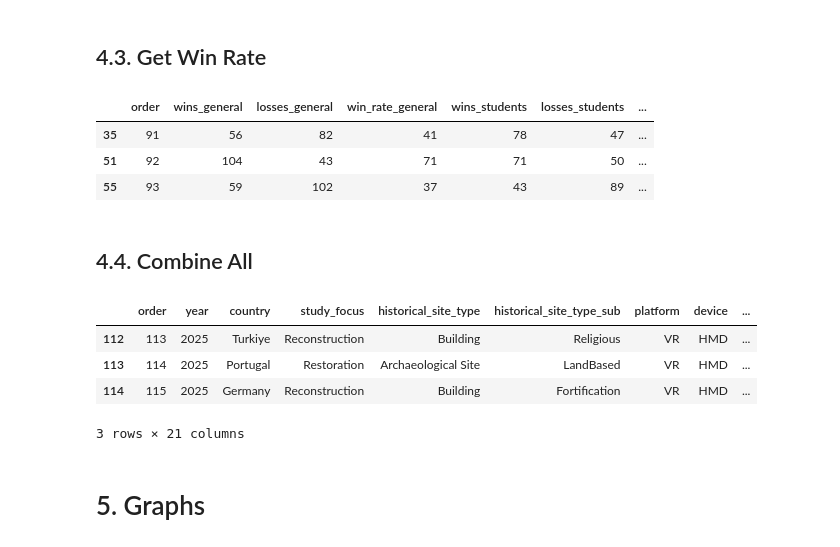
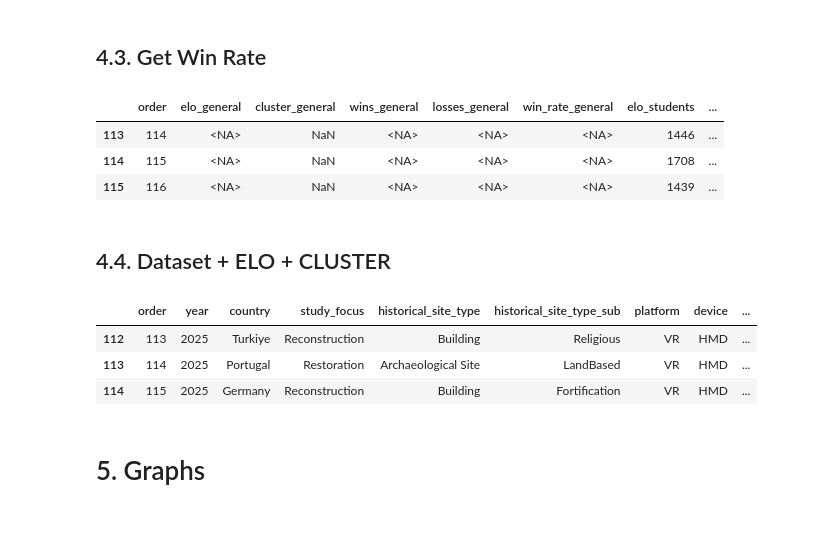
Before and after one commit to KeremDUZENLI/python-sklearn-machine-learning, a Jupyter notebook: main_dataset.ipynb, the cells around one changed output. Saved outputs shown, nothing was run; the diff lists cells and outputs as text; code cells hidden in the pictures.

Commit message:
build: man_dataset.ipynb is advanced

```diff
--- a/main_dataset.ipynb
+++ b/main_dataset.ipynb
@@ -70,20 +69,3 @@ display(df_demo.tail(3))
 | 108 | 18-24 | male | development | rarely | 100 | students |
 # %% [markdown]
 ## 4.2. Get ELO
-# %%
-def get_elo_comparison():
-    query = "SELECT image, elo FROM ratings"
-
-    df_old = pd.read_sql(query, engine_old)
-    df_new = pd.read_sql(query, engine_new)
-
-    df = pd.merge(df_old, df_new, on='image', suffixes=('_general', '_students'))
-    df['order'] = df['image'].str.replace(r'\D+', '', regex=True).astype(int)
-    df = df[['order', 'elo_general', 'elo_students']]
-
-    return df.sort_values('order')
-
-
-df_elo = get_elo_comparison()
-df_elo.to_csv("exports/csv/elo_comparison.csv", index=False)
-display(df_elo.tail(3))
@@ -97,63 +130,65 @@ display(df_elo.tail(3))
 # %%
 def get_win_rates():
     query = """
         WITH Wins AS (SELECT image_winner AS image, COUNT(*) AS wins FROM votes GROUP BY image_winner),
              Losses AS (SELECT image_loser AS image, COUNT(*) AS losses FROM votes GROUP BY image_loser)
         SELECT
             COALESCE(w.image, l.image) AS image,
             COALESCE(w.wins, 0) AS wins,
             COALESCE(l.losses, 0) AS losses,
             ROUND((COALESCE(w.wins, 0)::numeric / (COALESCE(w.wins, 0) + COALESCE(l.losses, 0))) * 100, 2)::integer AS win_rate
         FROM Wins w
         FULL OUTER JOIN Losses l ON w.image = l.image
     """
 
     df_old = pd.read_sql(query, engine_old)
     df_new = pd.read_sql(query, engine_new)
 
+    df = pd.merge(df_old, df_new, on='image', how='right', suffixes=('_general', '_students'))
+    df['order'] = df['image'].str.replace(r'\D+', '', regex=True).astype(int)
 
-    df = pd.merge(df_old, df_new, on='image', suffixes=('_general', '_students'))
-    df['order'] = df['image'].str.replace(r'\D+', '', regex=True).astype(int)
     df = df[['order', 'wins_general', 'losses_general', 'win_rate_general', 'wins_students', 'losses_students', 'win_rate_students']]
 
-    return df.sort_values('order')
+    cols_to_fix = ['wins_general', 'losses_general', 'win_rate_general']
+    df[cols_to_fix] = df[cols_to_fix].astype('Int64')
+
+    return df.sort_values('order').reset_index(drop=True)
 
 
 df_wins = get_win_rates()
-df_wins.to_csv("exports/csv/rates_win.csv", index=False)
-display(df_wins.tail(3))
+df_rates = pd.merge(df_elo, df_wins, on='order', how='inner')
+df_rates = df_rates[[
+    'order',
+    'elo_general', 'cluster_general', 'wins_general', 'losses_general', 'win_rate_general',
+    'elo_students', 'cluster_students', 'wins_students', 'losses_students', 'win_rate_students'
+]]
+
+df_rates.to_csv("exports/dataset_csv/elo+cluster+rates.csv", index=False)
+display(df_rates.tail(3))
 # %% [output]
-|  | order | wins_general | losses_general | win_rate_general | wins_students | losses_students | ... |
-| 35 | 91 | 56 | 82 | 41 | 78 | 47 | ... |
-| 51 | 92 | 104 | 43 | 71 | 71 | 50 | ... |
-| 55 | 93 | 59 | 102 | 37 | 43 | 89 | ... |
+|  | order | elo_general | cluster_general | wins_general | losses_general | win_rate_general | elo_students | ... |
+| 113 | 114 | <NA> | NaN | <NA> | <NA> | <NA> | 1446 | ... |
+| 114 | 115 | <NA> | NaN | <NA> | <NA> | <NA> | 1708 | ... |
+| 115 | 116 | <NA> | NaN | <NA> | <NA> | <NA> | 1439 | ... |
 # %% [markdown]
-## 4.4. Combine All
+## 4.4. Dataset + ELO + CLUSTER
 # %%
-def create_master_dataset():
-    df_features = pd.read_csv('data/dataset_new.csv')
-    df_features['order'] = df_features['order'].astype(int)
-
-    df_elo = pd.read_csv('exports/csv/elo_comparison.csv')
-    df_wins = pd.read_csv('exports/csv/rates_win.csv')
-
-    df_master = pd.merge(df_features, df_elo, on='order', how='left').convert_dtypes()
-    df_master = pd.merge(df_master, df_wins, on='order', how='left').convert_dtypes()
-
-    filepath = "exports/csv/visualization.csv"
-    df_master.to_csv(filepath, index=False)
+def create_master_dataset(df):
+    df_dataset_new = pd.read_csv('data/dataset_new.csv')
+    df_dataset_new['order'] = df_dataset_new['order'].astype(int)
+    df_master = pd.merge(df_dataset_new, df, on='order', how='left').convert_dtypes()
 
     return df_master
 
 
-df_master = create_master_dataset()
+df_master = create_master_dataset(df=df_elo)
+df_master.to_csv("exports/dataset_csv/dataset+elo+cluster.csv", index=False)
 display(df_master.tail(3))
 # %% [output]
 |  | order | year | country | study_focus | historical_site_type | historical_site_type_sub | platform | device | ... |
 | 112 | 113 | 2025 | Turkiye | Reconstruction | Building | Religious | VR | HMD | ... |
 | 113 | 114 | 2025 | Portugal | Restoration | Archaeological Site | LandBased | VR | HMD | ... |
 | 114 | 115 | 2025 | Germany | Reconstruction | Building | Fortification | VR | HMD | ... |
-3 rows × 21 columns
 # %% [markdown]
 # 5. Graphs
 # %% [markdown]
```
Also changed, not shown: parts of 12 cells of this notebook, 1 other file.
